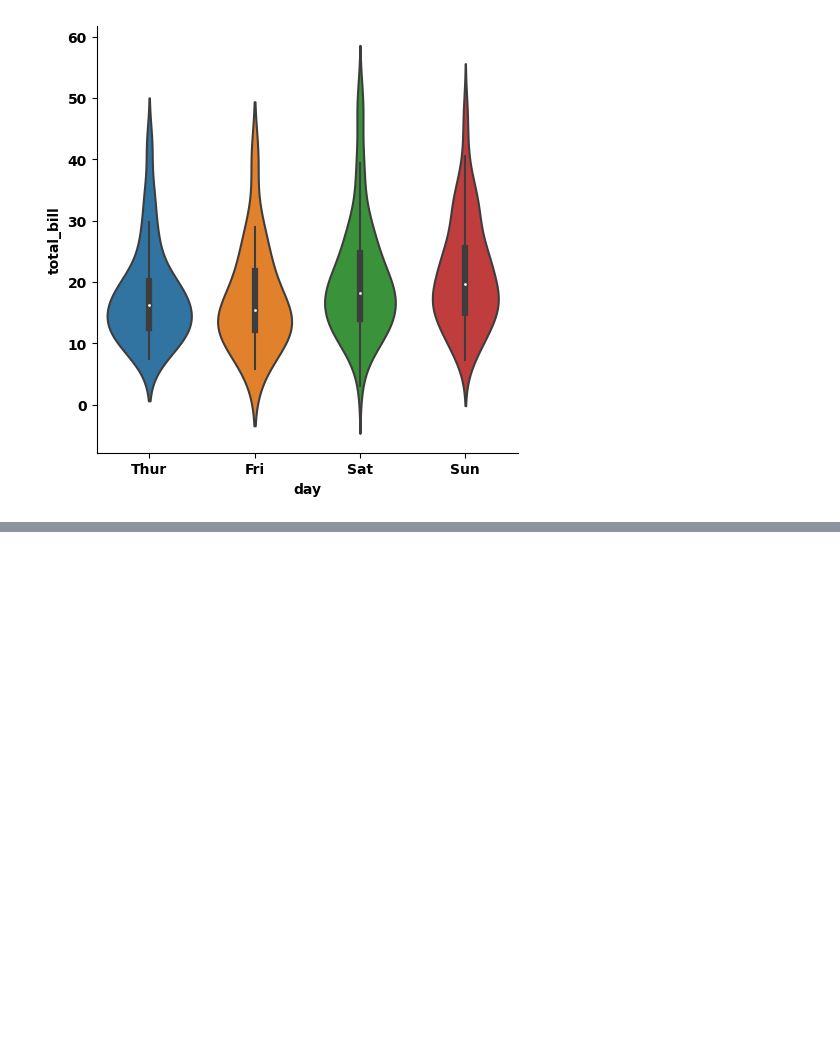
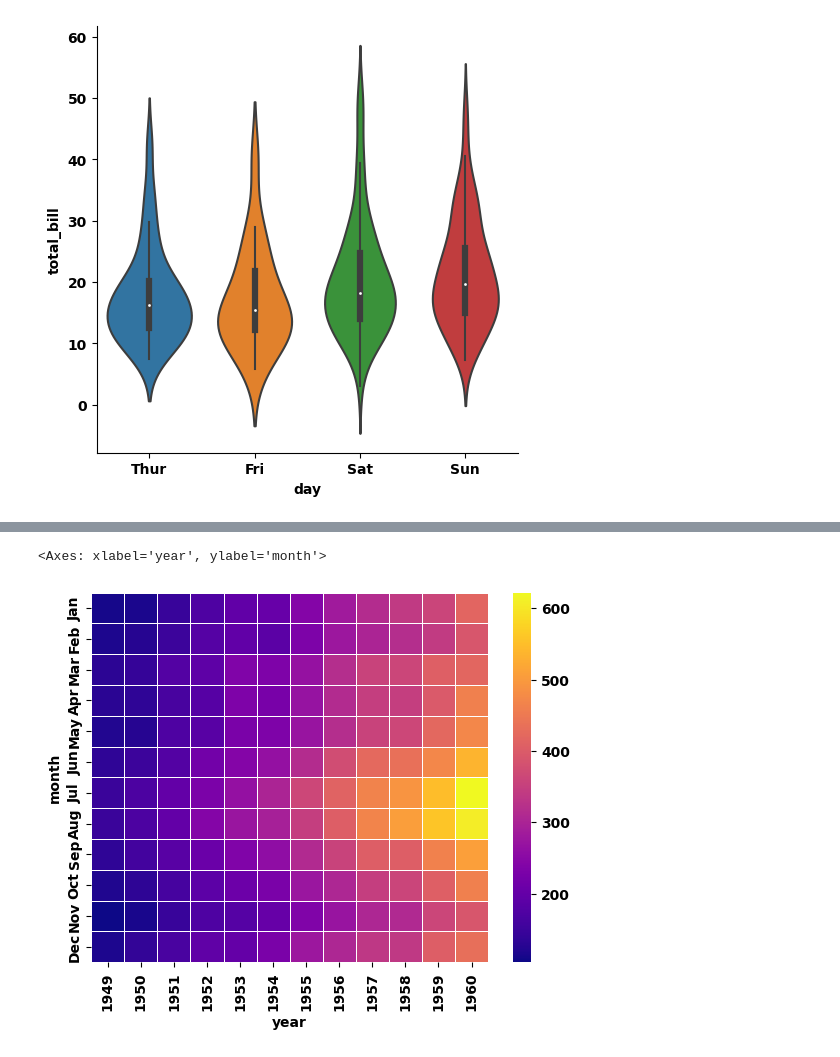
Before and after one commit to RishatTalukder/learning_machine_learning, a Jupyter notebook: seaborn_basic_to_advance.ipynb, the cells around one changed output, grey strips where cells are left out. Drawn from its saved outputs; the diff is of its cells as text; code cells hidden in the pictures; blank space fills up the shorter version.

```diff
--- a/seaborn_basic_to_advance.ipynb
+++ b/seaborn_basic_to_advance.ipynb
@@ -296,0 +383,7 @@ sns.catplot(x='day', y='total_bill', data=tips, kind='violin')
+# %%
+tc = flights.pivot_table(index='month',columns='year', values='passengers')
+# %%
+sns.heatmap(tc, cmap='plasma', linewidth=0.5, linecolor='white') #cmap is the color mapping argument and annot is the annotation argument where the numbers are displayed and linewidth is the width of the lines and linecolor is the color of the lines
+# %% [output]
+<Axes: xlabel='year', ylabel='month'>
+[figure, added]
```
Also changed, not shown: parts of 55 cells of this notebook, 1 other file.
